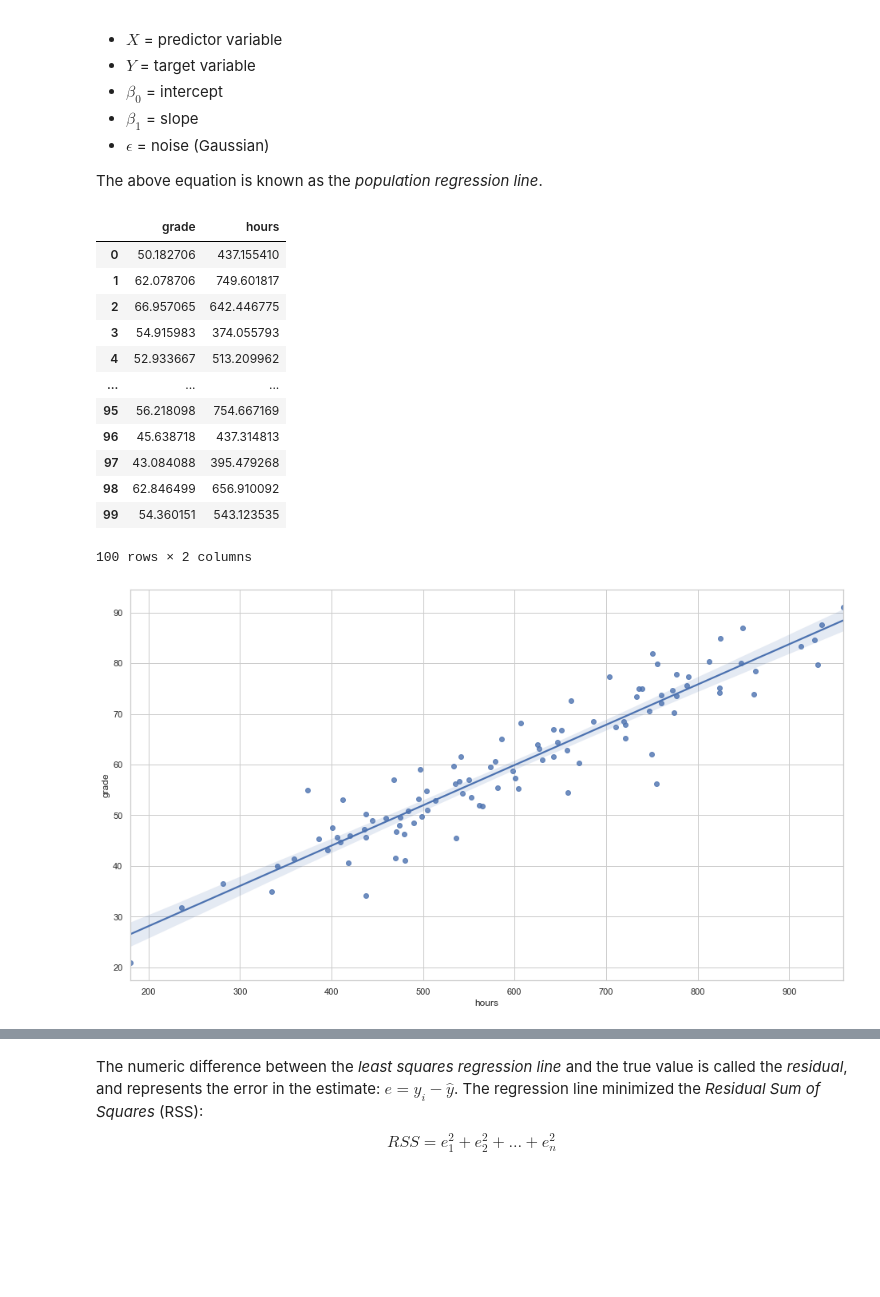
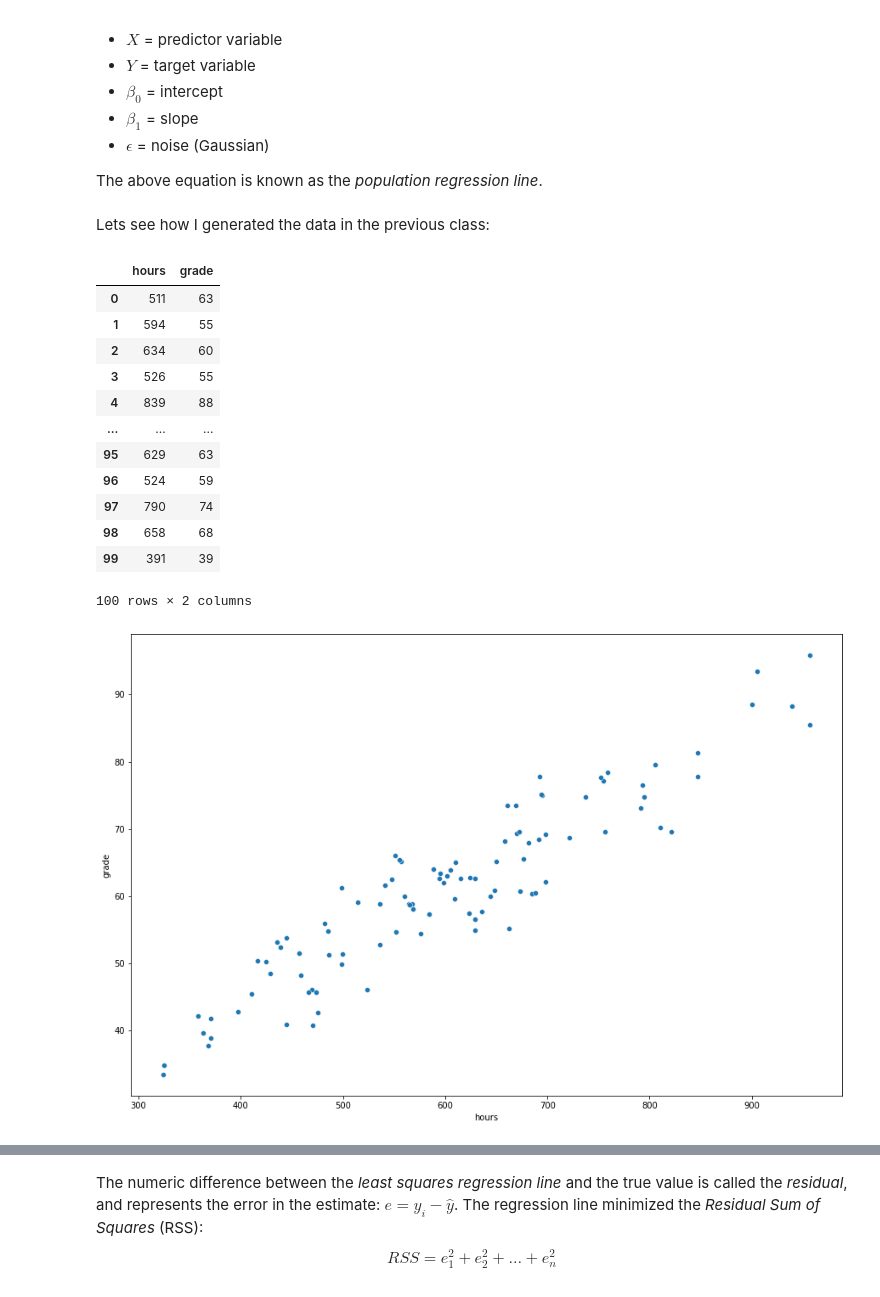
Before and after one commit to Ironhack-Data-Madrid-Enero-2021/Classroom-Materials, a Jupyter notebook: week_06/02-linear-regression.ipynb, the cells around one changed output, grey strips where cells are left out. Cells and saved outputs as stored; diff of their text form; code cells hidden in the pictures; blank space fills up the shorter version.

Commit message:
linear

```diff
--- a/week_06/02-linear-regression.ipynb
+++ b/week_06/02-linear-regression.ipynb
@@ -7,21 +18,2 @@
 !pip install statsmodels
 !pip install sklearn
-# %%
-import numpy as np
-from matplotlib import pyplot as plt
-from mpl_toolkits.mplot3d import axes3d
-from matplotlib import cm
-%matplotlib inline
-%config Inlinebackend.figure_format = 'retina'
-
-import seaborn as sns
-sns.set_context('poster')
-sns.set(rc={'figure.figsize': (16., 9.)})
-sns.set_style('whitegrid')
-
-# Modeling libraries
-import statsmodels.formula.api as smf # welcome!!
-from sklearn.linear_model import LinearRegression
-
-import pandas as pd
-np.random.seed(123)
@@ -43,35 +38,45 @@ Where:
 
 
 The above equation is known as the *population regression line*.
+# %% [markdown]
+Lets see how I generated the data in the previous class:
 # %%
-# From the example in the previous class
-beta_1 =  0.08#0.08
+beta_1 = 0.08
 beta_0 = 12
 num_points = 100
-X = np.random.normal(600, 150, num_points) # study hours
 
-# And the grades are...
-y = beta_0 + (beta_1 * X) + np.random.normal(loc=0, scale=5, size=num_points)
-data = pd.DataFrame({'grade': y,
-                     'hours': X})
+# study hours
+X = np.random.normal(600, 150, num_points)
+
+# random error
+random_error = np.random.normal(loc=0, scale=5, size=num_points)
+
+# mark
+y = beta_0 + (beta_1 * X) + random_error
+
+data = pd.DataFrame({
+    'hours': X,
+    'grade': y
+
+}).round().astype(int)
 # %%
 data
 # %% [output]
-|  | grade | hours |
-| 0 | 50.182706 | 437.155410 |
-| 1 | 62.078706 | 749.601817 |
-| 2 | 66.957065 | 642.446775 |
-| 3 | 54.915983 | 374.055793 |
-| 4 | 52.933667 | 513.209962 |
+|  | hours | grade |
+| 0 | 511 | 63 |
+| 1 | 594 | 55 |
+| 2 | 634 | 60 |
+| 3 | 526 | 55 |
+| 4 | 839 | 88 |
 | ... | ... | ... |
-| 95 | 56.218098 | 754.667169 |
-| 96 | 45.638718 | 437.314813 |
-| 97 | 43.084088 | 395.479268 |
-| 98 | 62.846499 | 656.910092 |
-| 99 | 54.360151 | 543.123535 |
+| 95 | 629 | 63 |
+| 96 | 524 | 59 |
+| 97 | 790 | 74 |
+| 98 | 658 | 68 |
+| 99 | 391 | 39 |
 100 rows × 2 columns
 # %%
-sns.regplot(x='hours', y='grade', data=data);
+sns.scatterplot(x='hours', y='grade', data=data);
 # %% [output]
-[figure, old version]
+[figure, new version]
 # %% [markdown]
```
Also changed, not shown: parts of 68 cells of this notebook, 2 other files.
